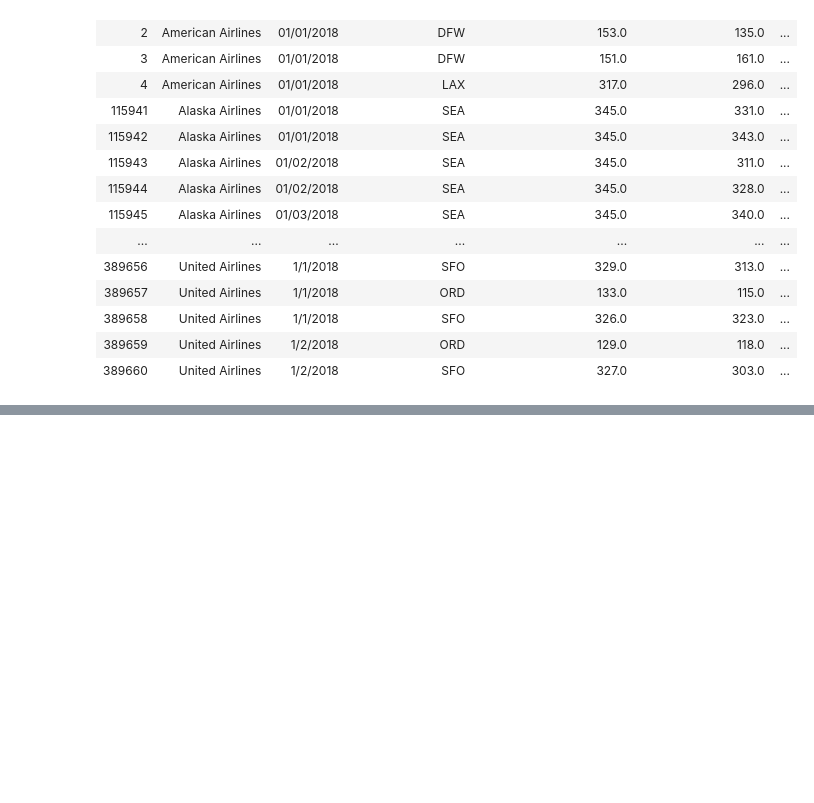
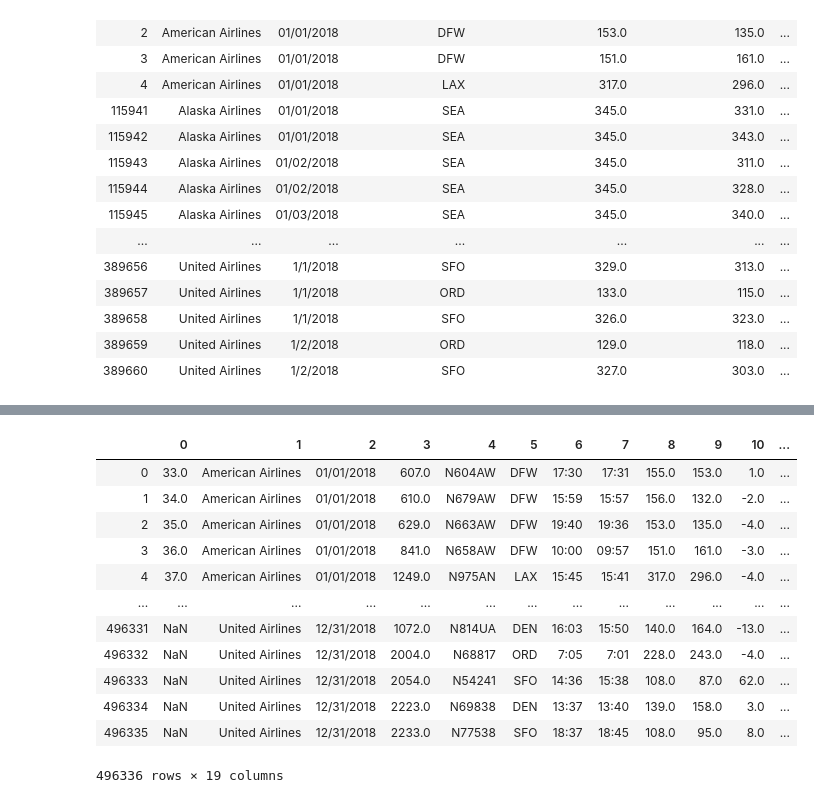
Before and after one commit to jabruhns/group-project-2, a Jupyter notebook: flight_db_sql.ipynb, the cells around one changed output, grey strips where cells are left out. Cells and saved outputs as stored; diff of their text form; code cells hidden in the pictures; blank space fills up the shorter version.

```diff
--- a/flight_db_sql.ipynb
+++ b/flight_db_sql.ipynb
@@ -146,0 +163,17 @@ airlines.head()
+# %%
+flights_db2 = pd.DataFrame(engine.execute("SELECT * FROM flights").fetchall())
+flights_db2
+# %% [output]
+|  | 0 | 1 | 2 | 3 | 4 | 5 | 6 | 7 | 8 | 9 | 10 | ... |
+| 0 | 33.0 | American Airlines | 01/01/2018 | 607.0 | N604AW | DFW | 17:30 | 17:31 | 155.0 | 153.0 | 1.0 | ... |
+| 1 | 34.0 | American Airlines | 01/01/2018 | 610.0 | N679AW | DFW | 15:59 | 15:57 | 156.0 | 132.0 | -2.0 | ... |
+| 2 | 35.0 | American Airlines | 01/01/2018 | 629.0 | N663AW | DFW | 19:40 | 19:36 | 153.0 | 135.0 | -4.0 | ... |
+| 3 | 36.0 | American Airlines | 01/01/2018 | 841.0 | N658AW | DFW | 10:00 | 09:57 | 151.0 | 161.0 | -3.0 | ... |
+| 4 | 37.0 | American Airlines | 01/01/2018 | 1249.0 | N975AN | LAX | 15:45 | 15:41 | 317.0 | 296.0 | -4.0 | ... |
+| ... | ... | ... | ... | ... | ... | ... | ... | ... | ... | ... | ... | ... |
+| 496331 | NaN | United Airlines | 12/31/2018 | 1072.0 | N814UA | DEN | 16:03 | 15:50 | 140.0 | 164.0 | -13.0 | ... |
+| 496332 | NaN | United Airlines | 12/31/2018 | 2004.0 | N68817 | ORD | 7:05 | 7:01 | 228.0 | 243.0 | -4.0 | ... |
+| 496333 | NaN | United Airlines | 12/31/2018 | 2054.0 | N54241 | SFO | 14:36 | 15:38 | 108.0 | 87.0 | 62.0 | ... |
+| 496334 | NaN | United Airlines | 12/31/2018 | 2223.0 | N69838 | DEN | 13:37 | 13:40 | 139.0 | 158.0 | 3.0 | ... |
+| 496335 | NaN | United Airlines | 12/31/2018 | 2233.0 | N77538 | SFO | 18:37 | 18:45 | 108.0 | 95.0 | 8.0 | ... |
+496336 rows × 19 columns
```
Also changed, not shown: parts of 1 cell of this notebook, 5 other files.
